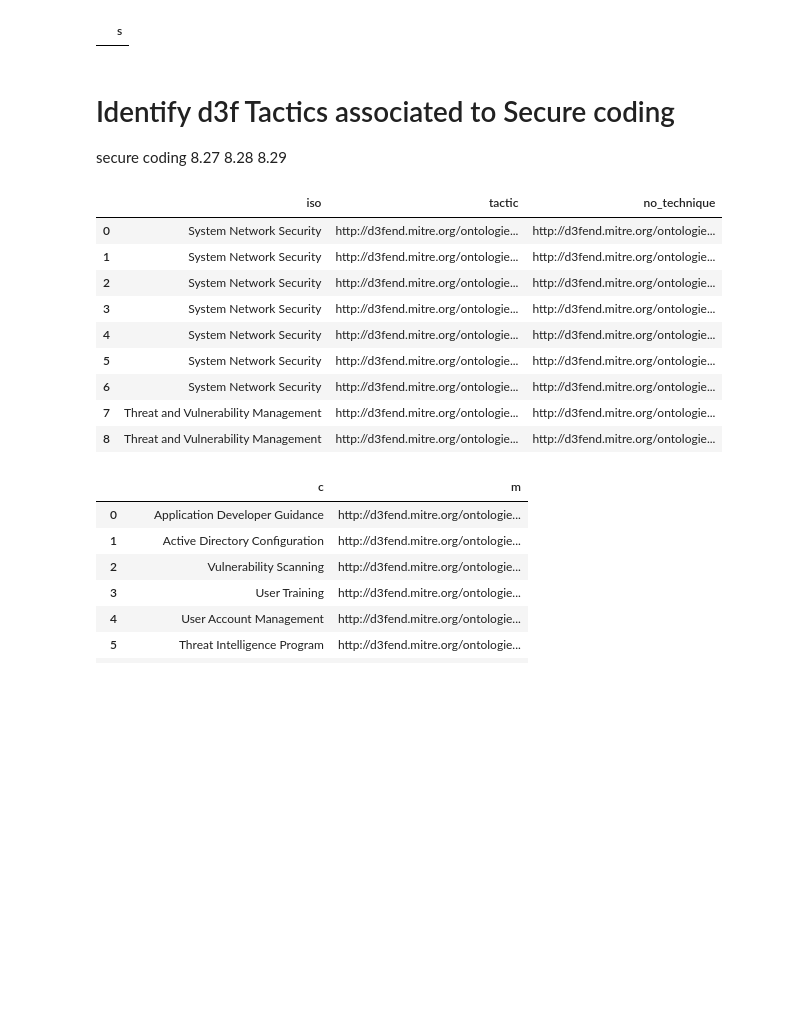
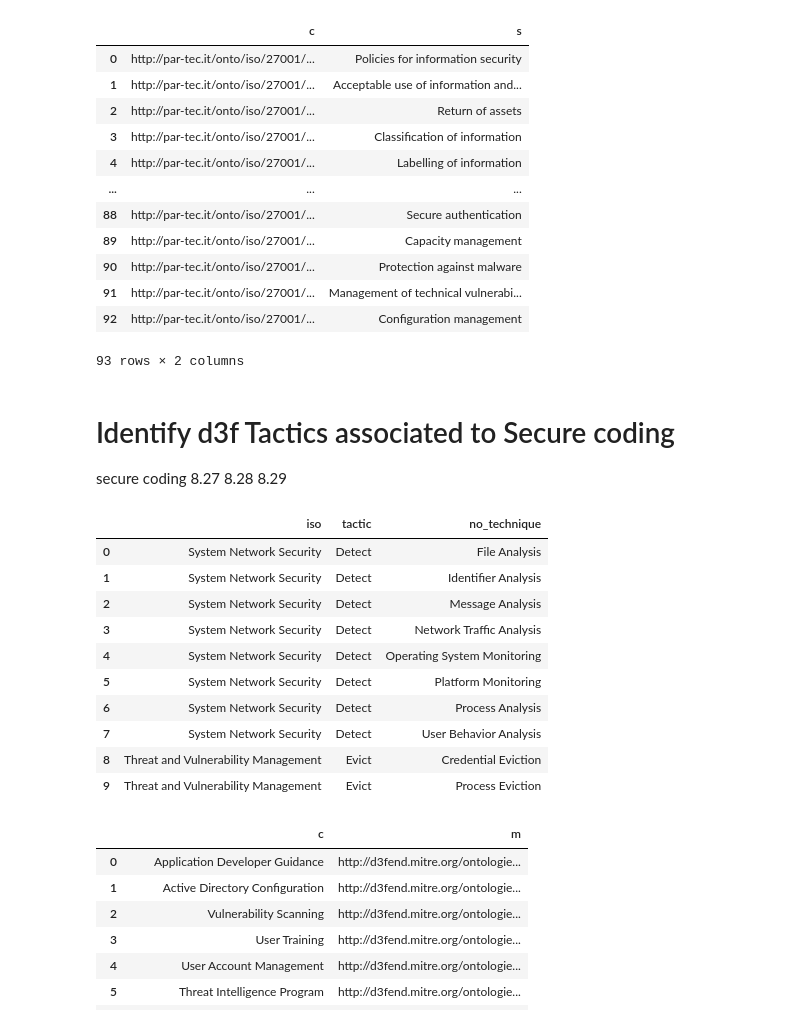
Before and after one commit to par-tec/security-ontologies, a Jupyter notebook: iso27001.ipynb, the cells around one changed output. Saved outputs shown, nothing was run; the diff lists cells and outputs as text; code cells hidden in the pictures; blank space fills up the shorter version.

```diff
--- a/iso27001.ipynb
+++ b/iso27001.ipynb
@@ -9,18 +9,31 @@ endpoint = "http://virtuoso:8890/sparql"
 # %%
 sparql_dataframe.get(endpoint, prefixes+ """
 prefix iso: <http://par-tec.it/onto/iso/27001/latest/>
+prefix dcterms: <http://purl.org/dc/terms/>
 
 SELECT DISTINCT *
 
 WHERE {
 
-[] a iso:Control;
-  rdfs:comment ?s
+?c a iso:Control;
+  dcterms:title ?s
 
 }
 """)
 # %% [output]
-|  | s |
+|  | c | s |
+| 0 | http://par-tec.it/onto/iso/27001/... | Policies for information security |
+| 1 | http://par-tec.it/onto/iso/27001/... | Acceptable use of information and... |
+| 2 | http://par-tec.it/onto/iso/27001/... | Return of assets |
+| 3 | http://par-tec.it/onto/iso/27001/... | Classification of information |
+| 4 | http://par-tec.it/onto/iso/27001/... | Labelling of information |
+| ... | ... | ... |
+| 88 | http://par-tec.it/onto/iso/27001/... | Secure authentication |
+| 89 | http://par-tec.it/onto/iso/27001/... | Capacity management |
+| 90 | http://par-tec.it/onto/iso/27001/... | Protection against malware |
+| 91 | http://par-tec.it/onto/iso/27001/... | Management of technical vulnerabi... |
+| 92 | http://par-tec.it/onto/iso/27001/... | Configuration management |
+93 rows × 2 columns
 # %% [markdown]
 # Identify d3f Tactics associated to Secure coding
 secure coding
@@ -33,15 +46,16 @@ prefix iso: <http://par-tec.it/onto/iso/27001/latest/>
 prefix iso27002_2013: <http://par-tec.it/onto/iso/27002/2013/>
 prefix d3f: <http://d3fend.mitre.org/ontologies/d3fend.owl#>
 
-select distinct  ?a as $iso, ?b as $tactic  , ?c as $no_technique where {
+select distinct ?a as $iso, ?b as $tactic  , ?c as $no_technique where {
 
 [] a iso:OperationalCapability ;
-   iso:related ?b;
+   iso:related ?b_u;
    rdfs:label ?a
-. ?b (rdf:type|rdfs:subClassOf)* d3f:DefensiveTactic
-. ?c (rdf:type|rdfs:subClassOf)* d3f:DefensiveTechnique;
-   d3f:enables ?b
-
+. ?b_u (rdf:type|rdfs:subClassOf)* d3f:DefensiveTactic;
+rdfs:label ?b
+. ?c_u (rdf:type|rdfs:subClassOf)* d3f:DefensiveTechnique;
+   d3f:enables ?b_u;
+   rdfs:label ?c
 
 
 
@@ -49,15 +63,16 @@ select distinct  ?a as $iso, ?b as $tactic  , ?c as $no_technique where {
 """)
 # %% [output]
 |  | iso | tactic | no_technique |
-| 0 | System Network Security | http://d3fend.mitre.org/ontologie... | http://d3fend.mitre.org/ontologie... |
-| 1 | System Network Security | http://d3fend.mitre.org/ontologie... | http://d3fend.mitre.org/ontologie... |
-| 2 | System Network Security | http://d3fend.mitre.org/ontologie... | http://d3fend.mitre.org/ontologie... |
-| 3 | System Network Security | http://d3fend.mitre.org/ontologie... | http://d3fend.mitre.org/ontologie... |
-| 4 | System Network Security | http://d3fend.mitre.org/ontologie... | http://d3fend.mitre.org/ontologie... |
-| 5 | System Network Security | http://d3fend.mitre.org/ontologie... | http://d3fend.mitre.org/ontologie... |
-| 6 | System Network Security | http://d3fend.mitre.org/ontologie... | http://d3fend.mitre.org/ontologie... |
-| 7 | Threat and Vulnerability Management | http://d3fend.mitre.org/ontologie... | http://d3fend.mitre.org/ontologie... |
-| 8 | Threat and Vulnerability Management | http://d3fend.mitre.org/ontologie... | http://d3fend.mitre.org/ontologie... |
+| 0 | System Network Security | Detect | File Analysis |
+| 1 | System Network Security | Detect | Identifier Analysis |
+| 2 | System Network Security | Detect | Message Analysis |
+| 3 | System Network Security | Detect | Network Traffic Analysis |
+| 4 | System Network Security | Detect | Operating System Monitoring |
+| 5 | System Network Security | Detect | Platform Monitoring |
+| 6 | System Network Security | Detect | Process Analysis |
+| 7 | System Network Security | Detect | User Behavior Analysis |
+| 8 | Threat and Vulnerability Management | Evict | Credential Eviction |
+| 9 | Threat and Vulnerability Management | Evict | Process Eviction |
 # %%
 sparql_dataframe.get(endpoint, prefixes+ """
 
```
Also changed, not shown: parts of 2 cells of this notebook, 6 other files.
